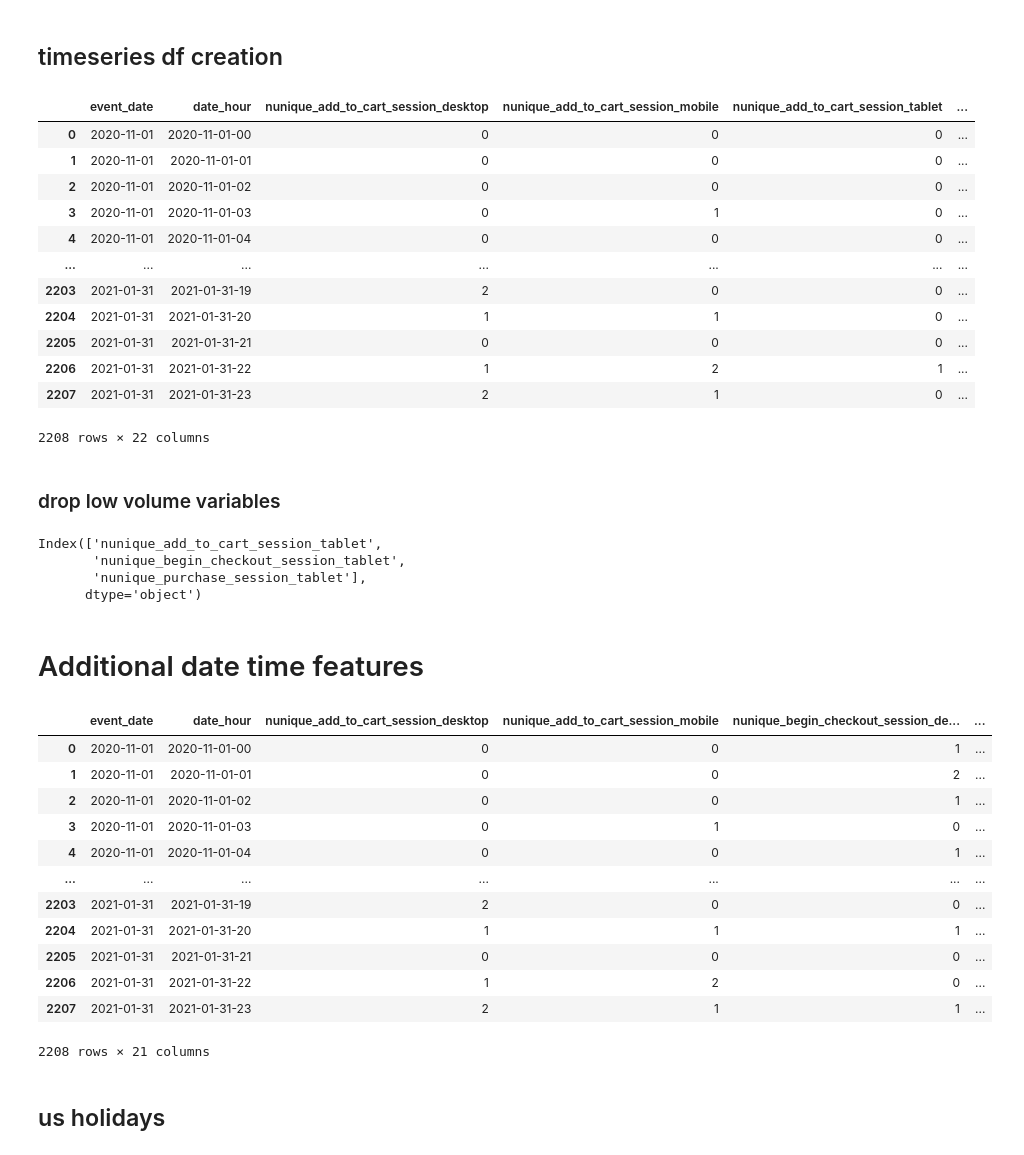
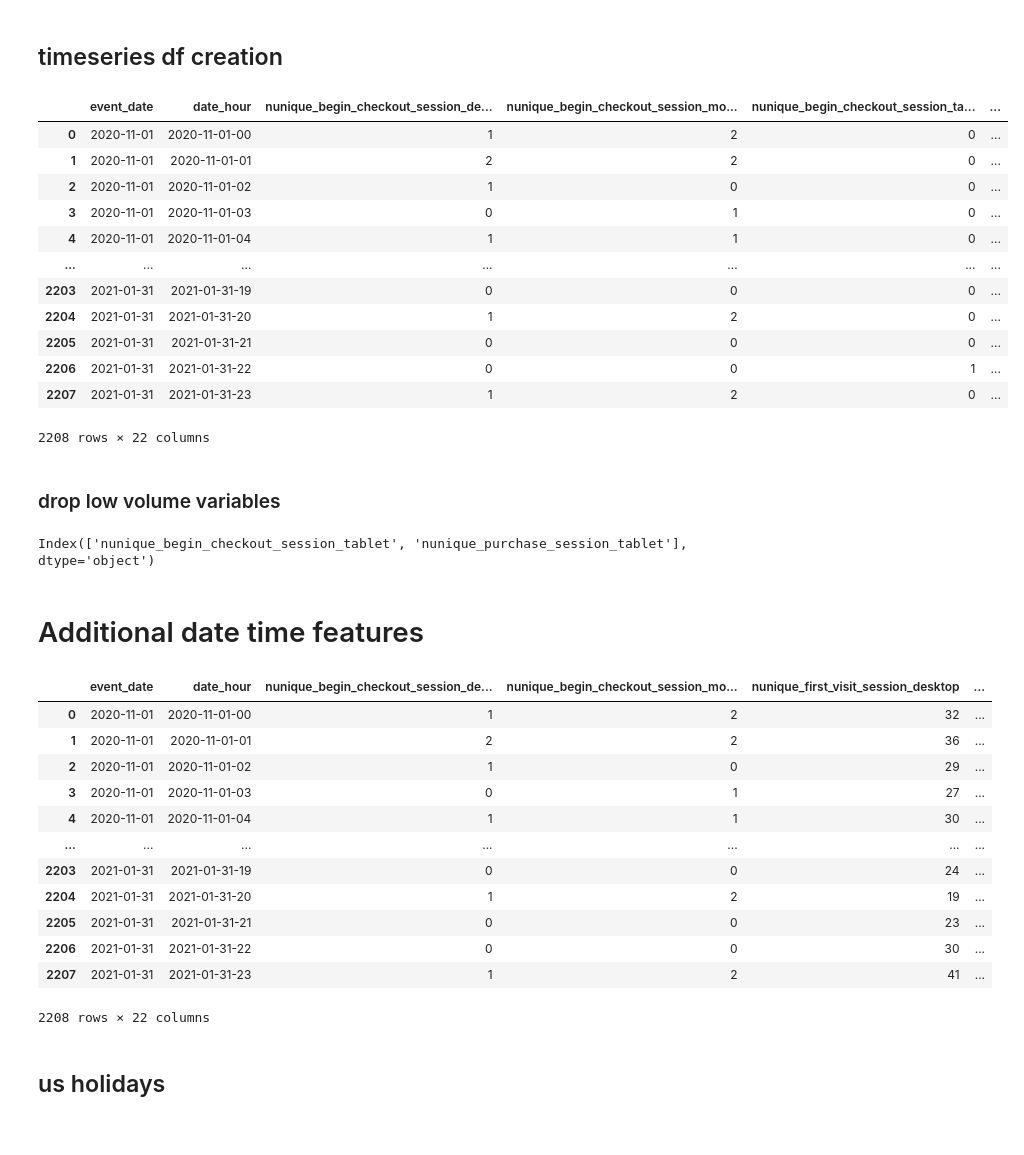
Before and after one commit to jvanalytics/ist_dash_2024_rec, a Jupyter notebook: time_series_forecasting/notebooks/dataset_3/0_ga4_merch_time_series_pre_proc.ipynb, the cells around one changed output. Saved outputs shown, nothing was run; the diff lists cells and outputs as text; code cells hidden in the pictures.

```diff
--- a/time_series_forecasting/notebooks/dataset_3/0_ga4_merch_time_series_pre_proc.ipynb
+++ b/time_series_forecasting/notebooks/dataset_3/0_ga4_merch_time_series_pre_proc.ipynb
@@ -461,28 +461,34 @@ memory usage: 1.8+ GB
 # %%
 ## Function for Time Series DataFrame Aggregation
 
 # Example usage
 event_date_col = 'date_hour'
 groupby_cols=['event_date']
-count_cols = ['session_id','view_item_session','add_to_cart_session','begin_checkout_session','purchase_session']
-sum_cols = ['ecommerce_purchase_revenue']
-pivot_cols = ['device_category']
+count_cols = ['session_id','first_visit_session','view_item_session','begin_checkout_session','purchase_session']
+# sum_cols = ['ecommerce_purchase_revenue']
+# pivot_cols = ['device_category']
 
-aggregated_df = timeseries_agg_pivot_df(data, date_col=event_date_col, nunique_cols=count_cols, groupby_cols=groupby_cols,pivot_cols=pivot_cols,include_totals=True)
+aggregated_df = timeseries_agg_pivot_df(data,
+                                        date_col=event_date_col,
+                                        nunique_cols=count_cols,
+                                        groupby_cols=groupby_cols,
+                                        # pivot_cols=pivot_cols,
+                                        include_totals=True
+                                        )
 aggregated_df
 # %% [output]
-|  | event_date | date_hour | nunique_add_to_cart_session_desktop | nunique_add_to_cart_session_mobile | nunique_add_to_cart_session_tablet | ... |
-| 0 | 2020-11-01 | 2020-11-01-00 | 0 | 0 | 0 | ... |
-| 1 | 2020-11-01 | 2020-11-01-01 | 0 | 0 | 0 | ... |
-| 2 | 2020-11-01 | 2020-11-01-02 | 0 | 0 | 0 | ... |
+|  | event_date | date_hour | nunique_begin_checkout_session_de... | nunique_begin_checkout_session_mo... | nunique_begin_checkout_session_ta... | ... |
+| 0 | 2020-11-01 | 2020-11-01-00 | 1 | 2 | 0 | ... |
+| 1 | 2020-11-01 | 2020-11-01-01 | 2 | 2 | 0 | ... |
+| 2 | 2020-11-01 | 2020-11-01-02 | 1 | 0 | 0 | ... |
 | 3 | 2020-11-01 | 2020-11-01-03 | 0 | 1 | 0 | ... |
-| 4 | 2020-11-01 | 2020-11-01-04 | 0 | 0 | 0 | ... |
+| 4 | 2020-11-01 | 2020-11-01-04 | 1 | 1 | 0 | ... |
 | ... | ... | ... | ... | ... | ... | ... |
-| 2203 | 2021-01-31 | 2021-01-31-19 | 2 | 0 | 0 | ... |
-| 2204 | 2021-01-31 | 2021-01-31-20 | 1 | 1 | 0 | ... |
+| 2203 | 2021-01-31 | 2021-01-31-19 | 0 | 0 | 0 | ... |
+| 2204 | 2021-01-31 | 2021-01-31-20 | 1 | 2 | 0 | ... |
 | 2205 | 2021-01-31 | 2021-01-31-21 | 0 | 0 | 0 | ... |
-| 2206 | 2021-01-31 | 2021-01-31-22 | 1 | 2 | 1 | ... |
-| 2207 | 2021-01-31 | 2021-01-31-23 | 2 | 1 | 0 | ... |
+| 2206 | 2021-01-31 | 2021-01-31-22 | 0 | 0 | 1 | ... |
+| 2207 | 2021-01-31 | 2021-01-31-23 | 1 | 2 | 0 | ... |
 2208 rows × 22 columns
 # %% [markdown]
 ### drop low volume variables
@@ -499,10 +505,7 @@ aggregated_df = aggregated_df.drop(columns=columns_to_drop)
 # Display the updated DataFrame
 columns_to_drop
 # %% [output]
-Index(['nunique_add_to_cart_session_tablet',
-       'nunique_begin_checkout_session_tablet',
-       'nunique_purchase_session_tablet'],
-      dtype='object')
+Index(['nunique_begin_checkout_session_tablet', 'nunique_purchase_session_tablet'], dtype='object')
 # %% [markdown]
 # Additional date time features
 # %%
@@ -553,19 +556,19 @@ aggregated_df['is_weekend'] = aggregated_df['day_of_week_nr'].apply(lambda x: 1
 
 aggregated_df
 # %% [output]
-|  | event_date | date_hour | nunique_add_to_cart_session_desktop | nunique_add_to_cart_session_mobile | nunique_begin_checkout_session_de... | ... |
-| 0 | 2020-11-01 | 2020-11-01-00 | 0 | 0 | 1 | ... |
-| 1 | 2020-11-01 | 2020-11-01-01 | 0 | 0 | 2 | ... |
-| 2 | 2020-11-01 | 2020-11-01-02 | 0 | 0 | 1 | ... |
-| 3 | 2020-11-01 | 2020-11-01-03 | 0 | 1 | 0 | ... |
-| 4 | 2020-11-01 | 2020-11-01-04 | 0 | 0 | 1 | ... |
+|  | event_date | date_hour | nunique_begin_checkout_session_de... | nunique_begin_checkout_session_mo... | nunique_first_visit_session_desktop | ... |
+| 0 | 2020-11-01 | 2020-11-01-00 | 1 | 2 | 32 | ... |
+| 1 | 2020-11-01 | 2020-11-01-01 | 2 | 2 | 36 | ... |
+| 2 | 2020-11-01 | 2020-11-01-02 | 1 | 0 | 29 | ... |
+| 3 | 2020-11-01 | 2020-11-01-03 | 0 | 1 | 27 | ... |
+| 4 | 2020-11-01 | 2020-11-01-04 | 1 | 1 | 30 | ... |
 | ... | ... | ... | ... | ... | ... | ... |
-| 2203 | 2021-01-31 | 2021-01-31-19 | 2 | 0 | 0 | ... |
-| 2204 | 2021-01-31 | 2021-01-31-20 | 1 | 1 | 1 | ... |
-| 2205 | 2021-01-31 | 2021-01-31-21 | 0 | 0 | 0 | ... |
-| 2206 | 2021-01-31 | 2021-01-31-22 | 1 | 2 | 0 | ... |
-| 2207 | 2021-01-31 | 2021-01-31-23 | 2 | 1 | 1 | ... |
+| 2203 | 2021-01-31 | 2021-01-31-19 | 0 | 0 | 24 | ... |
+| 2204 | 2021-01-31 | 2021-01-31-20 | 1 | 2 | 19 | ... |
+| 2205 | 2021-01-31 | 2021-01-31-21 | 0 | 0 | 23 | ... |
+| 2206 | 2021-01-31 | 2021-01-31-22 | 0 | 0 | 30 | ... |
+| 2207 | 2021-01-31 | 2021-01-31-23 | 1 | 2 | 41 | ... |
-2208 rows × 21 columns
+2208 rows × 22 columns
 # %% [markdown]
 ## us holidays
 # %%
```
Also changed, not shown: parts of 2 cells of this notebook, 11 other files.
